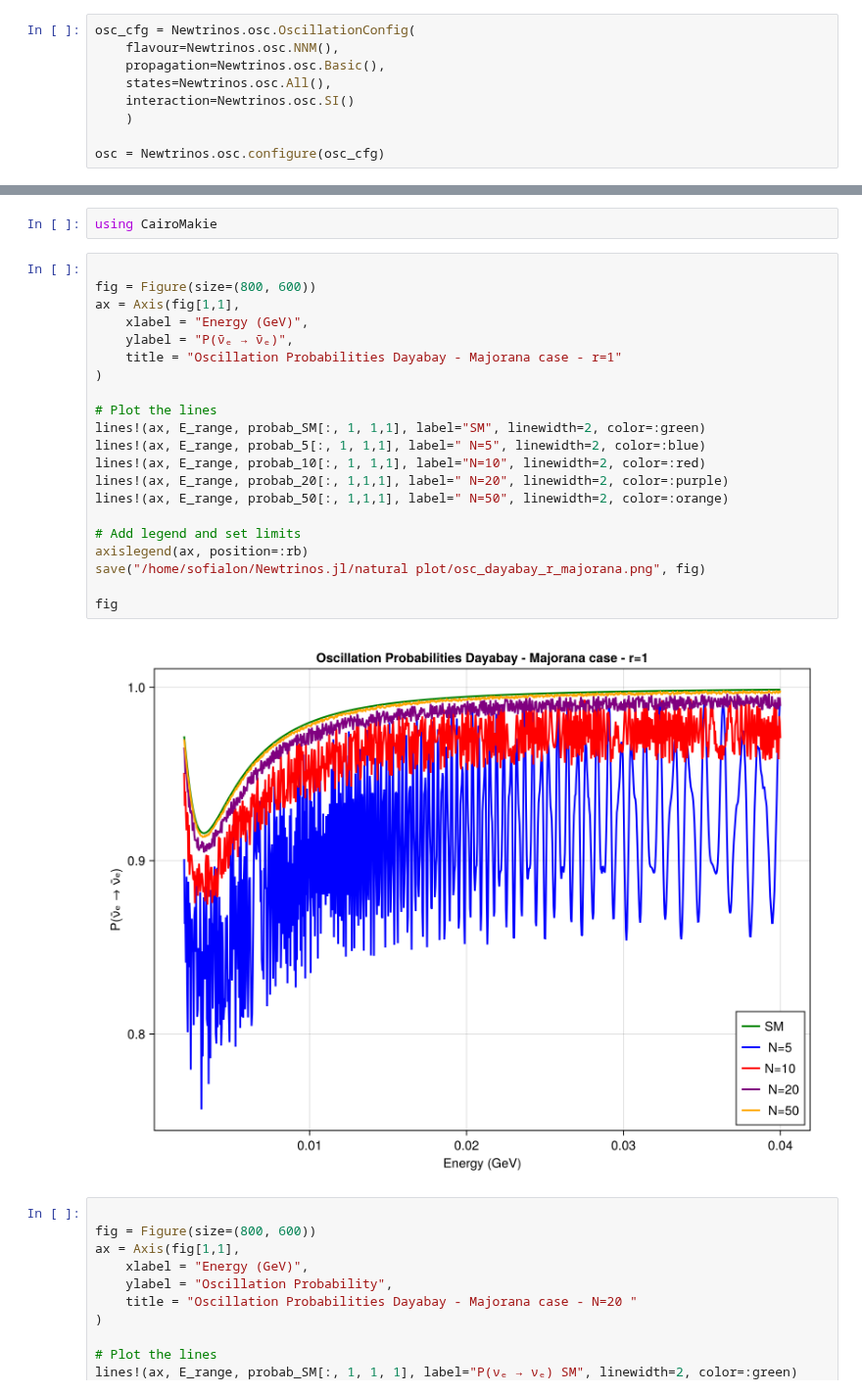
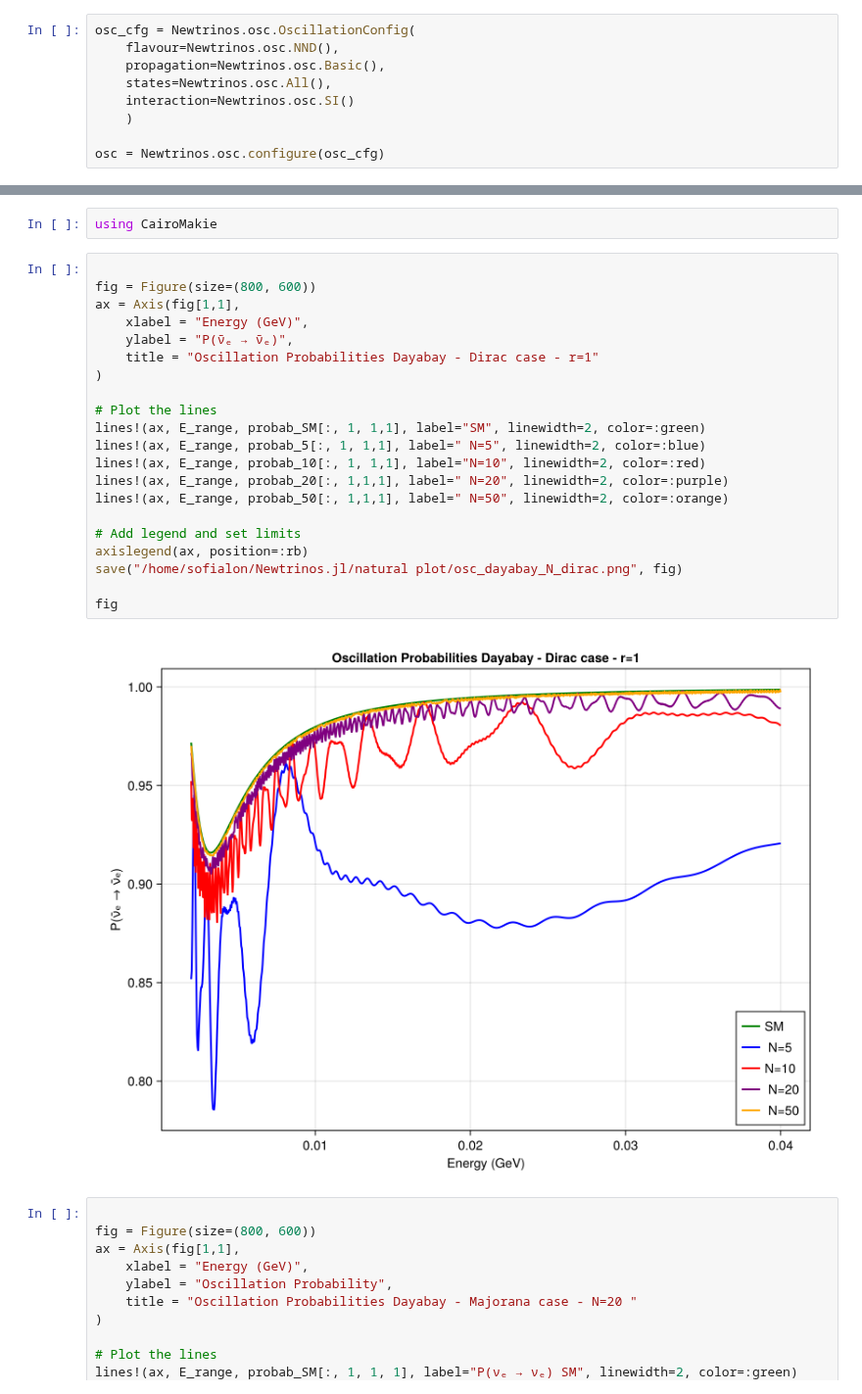
Before and after one commit to philippeller/Newtrinos.jl, a Jupyter notebook: notebooks/dayabay.ipynb, the cells around one changed output, grey strips where cells are left out. Shown at 98% size. Drawn from its saved outputs; the diff is of its cells as text.

```diff
--- a/notebooks/dayabay.ipynb
+++ b/notebooks/dayabay.ipynb
@@ -30,7 +30,7 @@ Status `~/.julia/environments/myenv/Project.toml`
 Info Packages marked with ⌃ and ⌅ have new versions available. Those with ⌃ may be upgradable, but those with ⌅ are restricted by compatibility constraints from upgrading. To see why use `status --out ...
 # %%
 osc_cfg = Newtrinos.osc.OscillationConfig(
-    flavour=Newtrinos.osc.NNM(),
+    flavour=Newtrinos.osc.NND(),
     propagation=Newtrinos.osc.Basic(),
     states=Newtrinos.osc.All(),
     interaction=Newtrinos.osc.SI()
@@ -340,26 +340,26 @@ using CairoMakie
 # %%
 
 fig = Figure(size=(800, 600))
 ax = Axis(fig[1,1],
     xlabel = "Energy (GeV)",
     ylabel = "P(ν̄ₑ → ν̄ₑ)",
-    title = "Oscillation Probabilities Dayabay - Majorana case - r=1"
+    title = "Oscillation Probabilities Dayabay - Dirac case - r=1"
 )
 
 # Plot the lines
 lines!(ax, E_range, probab_SM[:, 1, 1,1], label="SM", linewidth=2, color=:green)
 lines!(ax, E_range, probab_5[:, 1, 1,1], label=" N=5", linewidth=2, color=:blue)
 lines!(ax, E_range, probab_10[:, 1, 1,1], label="N=10", linewidth=2, color=:red)
 lines!(ax, E_range, probab_20[:, 1,1,1], label=" N=20", linewidth=2, color=:purple)
 lines!(ax, E_range, probab_50[:, 1,1,1], label=" N=50", linewidth=2, color=:orange)
 
 # Add legend and set limits
 axislegend(ax, position=:rb)
-save("/home/sofialon/Newtrinos.jl/natural plot/osc_dayabay_r_majorana.png", fig)
+save("/home/sofialon/Newtrinos.jl/natural plot/osc_dayabay_N_dirac.png", fig)
 
 fig
 # %% [output]
-[figure, old version]
+[figure, new version]
 # %%
 
 fig = Figure(size=(800, 600))
```
Also changed, not shown: parts of 2 cells of this notebook, 34 other files.
